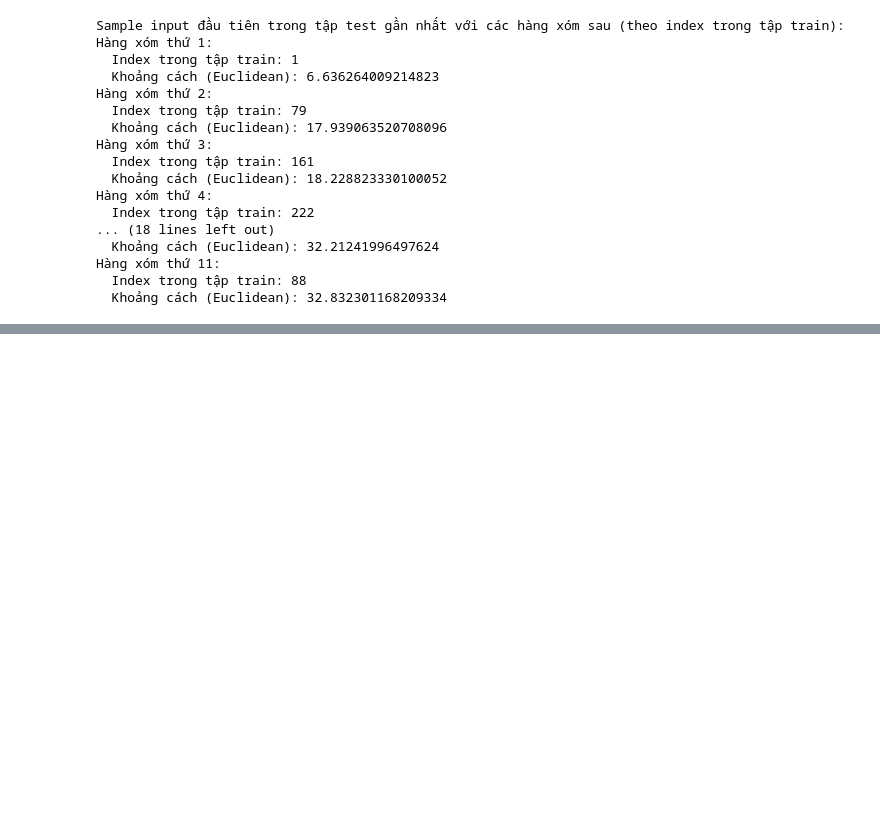
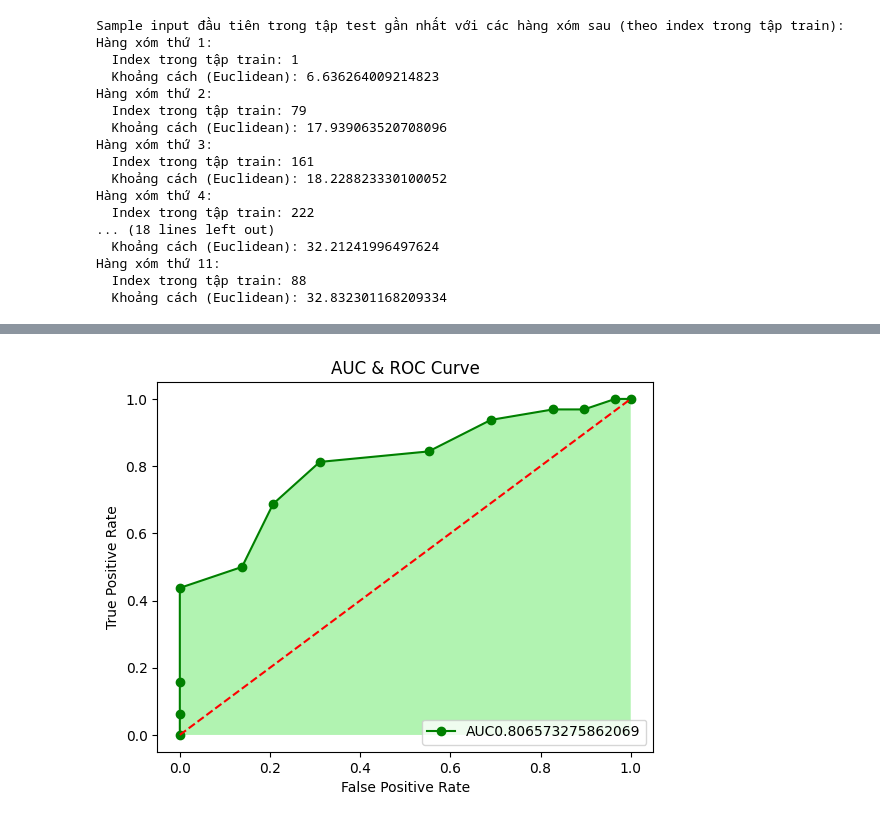
Before and after one commit to bloghaynhat/nmptdlai, a Jupyter notebook: TH05/btapheart.ipynb, the cells around one changed output, grey strips where cells are left out. Saved outputs shown, nothing was run; the diff lists cells and outputs as text; code cells hidden in the pictures; blank space fills up the shorter version.

```diff
--- a/TH05/btapheart.ipynb
+++ b/TH05/btapheart.ipynb
@@ -196,0 +334,24 @@ for i, (n)
+# %%
+# 18. Đánh giá mô hình thông qua đồ thị AUC & ROC
+
+import numpy as np
+import matplotlib.pyplot as plt
+import seaborn as sns
+from sklearn import metrics
+
+y_pred_proba = knn.predict_proba(X_test)[:,1]
+fpr, tpr, _ = metrics.roc_curve(Y_test, y_pred_proba)
+auc = metrics.roc_auc_score(Y_test, y_pred_proba)
+
+plt.plot(fpr, tpr, 'go-', label="AUC"+str(auc))
+plt.plot([0,1],[0,1],"r--")
+plt.title("AUC & ROC Curve")
+plt.xlabel('False Positive Rate')
+plt.ylabel('True Positive Rate')
+plt.legend(loc=4)
+plt.fill_between(fpr, tpr, facecolor='lightgreen', alpha=0.7)
+plt.show()
+
+# Ta thấy đường cong xấp xỉ 0,8 cho thấy model dự đoán rất tốt
+# %% [output]
+[figure, added]
```
Also changed, not shown: parts of 14 cells of this notebook, 1 other file.
